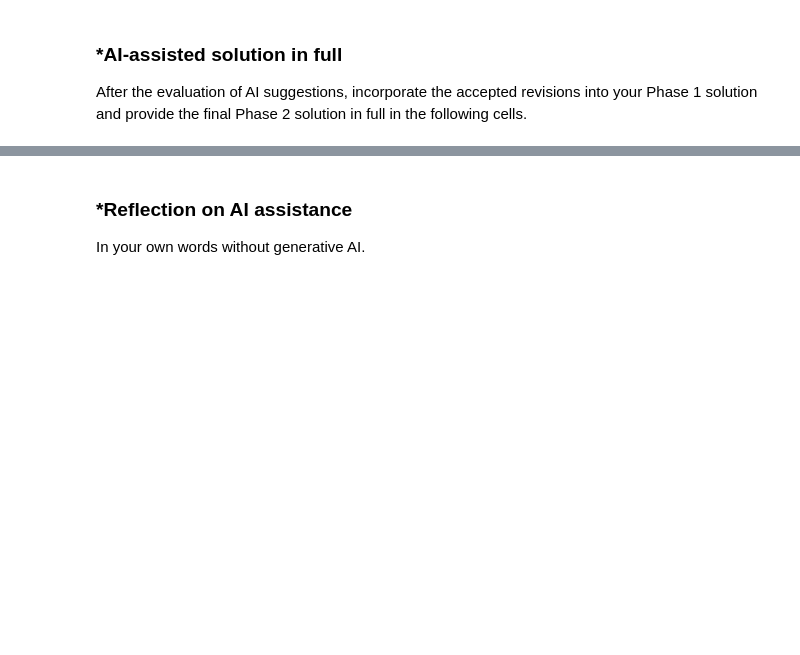
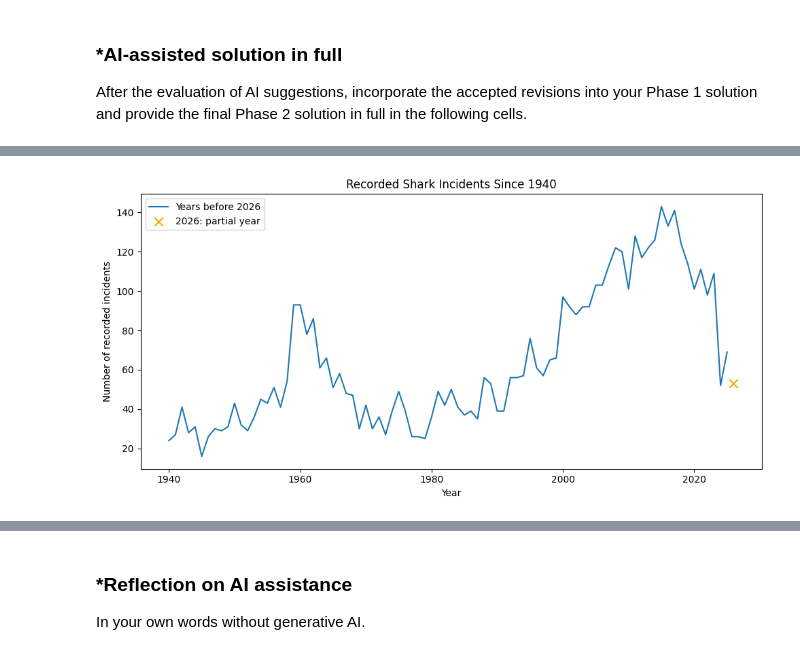
Before and after one commit to gthsun/A01-data-wrangling, a Jupyter notebook: notebook.ipynb, the cells around one changed output, grey strips where cells are left out. Saved outputs shown, nothing was run; the diff lists cells and outputs as text; code cells hidden in the pictures; blank space fills up the shorter version.

```diff
--- a/notebook.ipynb
+++ b/notebook.ipynb
@@ -434,0 +668,7 @@ After the evaluation of AI suggestions, incorporate the accepted revisions into
+# %%
+# Q2.1 Open Excel file
+print("**************** Q2.1 ****************")
+sharks = pd.read_excel("./data/GSAF5.xls")
+
+print(sharks.shape)
+print(sharks.columns)
@@ -434,0 +733,80 @@ After the evaluation of AI suggestions, incorporate the accepted revisions into
+# %%
+# Q2.3 Clean Year
+print("\n\n**************** Q2.3 ****************")
+
+# Inspect Year before clean
+print(sharks["Year"].describe())
+print(sharks["Year"].value_counts(dropna=False).sort_index().head(20))
+
+# Create a numeric cleaned version
+sharks["Year_clean"] = pd.to_numeric(
+    sharks["Year"],
+    errors="coerce"
+)
+
+# 0 is being used for cases where the exact year is unknown, so it will treat it as missing
+sharks["Year_clean"] = sharks["Year_clean"].replace(0, np.nan)
+print("Missing years after cleaning:", sharks["Year_clean"].isna().sum())
+
+print(sharks["Year_clean"].describe())
+
+
+# Filter to attacks since 1940
+sharks_recent = sharks[
+    sharks["Year_clean"] >= 1940
+].copy()
+
+# Q2.4–Q2.6 also use this since-1940 subset.
+print("Analysis scope: records dated 1940 onward.")
+
+print("Number of attacks since 1940:", len(sharks_recent))
+
+
+# Count attacks by year
+attacks_by_year = (
+    sharks_recent
+    .groupby("Year_clean")
+    .size()
+)
+
+# This saved dataset contains only part of 2026.
+partial_year = 2026
+full_year_counts = attacks_by_year[
+    attacks_by_year.index < partial_year
+]
+
+plt.figure(figsize=(10, 5))
+plt.plot(
+    full_year_counts.index,
+    full_year_counts.values,
+    label="Years before 2026"
+)
+
+if partial_year in attacks_by_year.index:
+    plt.scatter(
+        [partial_year],
+        [attacks_by_year.loc[partial_year]],
+        color="orange",
+        marker="x",
+        s=80,
+        label="2026: partial year"
+    )
+
+plt.xlabel("Year")
+plt.ylabel("Number of recorded incidents")
+plt.title("Recorded Shark Incidents Since 1940")
+plt.legend()
+plt.tight_layout()
+plt.show()
+
+# Some summaries that help describe the trend
+print(
+    "Average attacks per year in the 1940s:",
+    attacks_by_year.loc[1940:1949].mean()
+)
+
+print(
+    "Average attacks per year in the 2010s:",
+    attacks_by_year.loc[2010:2019].mean()
+)
+# %% [output]
@@ -434,0 +830 @@ After the evaluation of AI suggestions, incorporate the accepted revisions into
+[figure, added]
```
Also changed, not shown: parts of 14 cells of this notebook.
